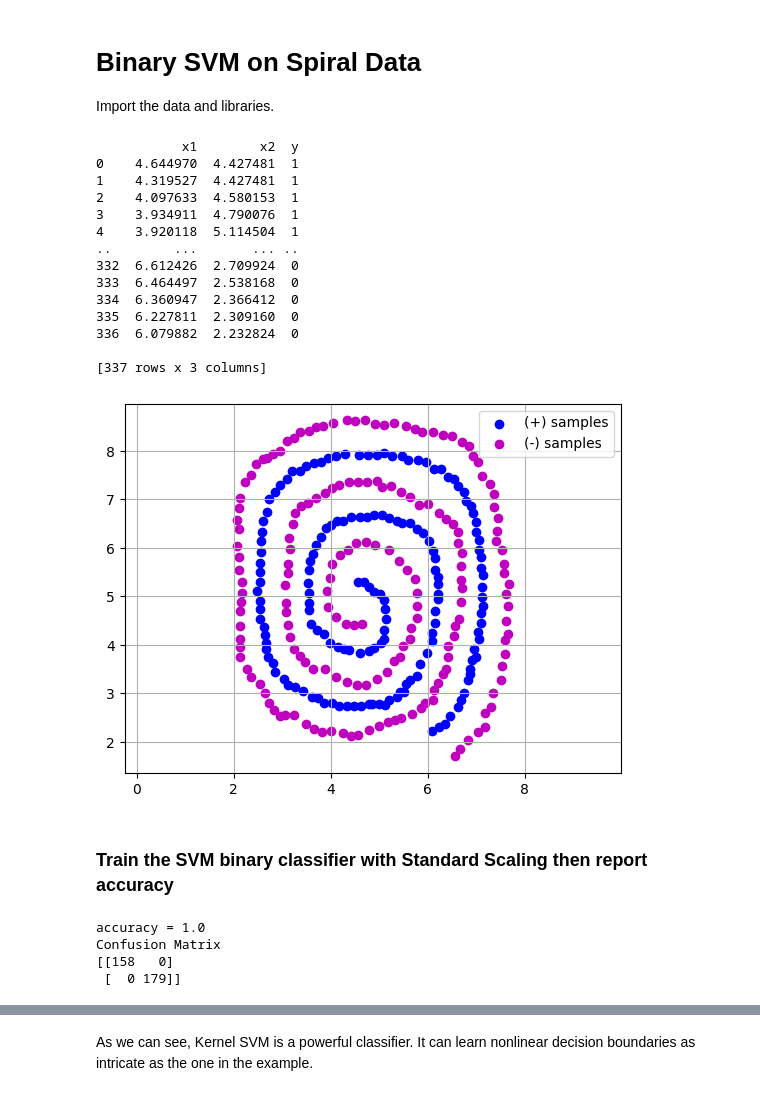
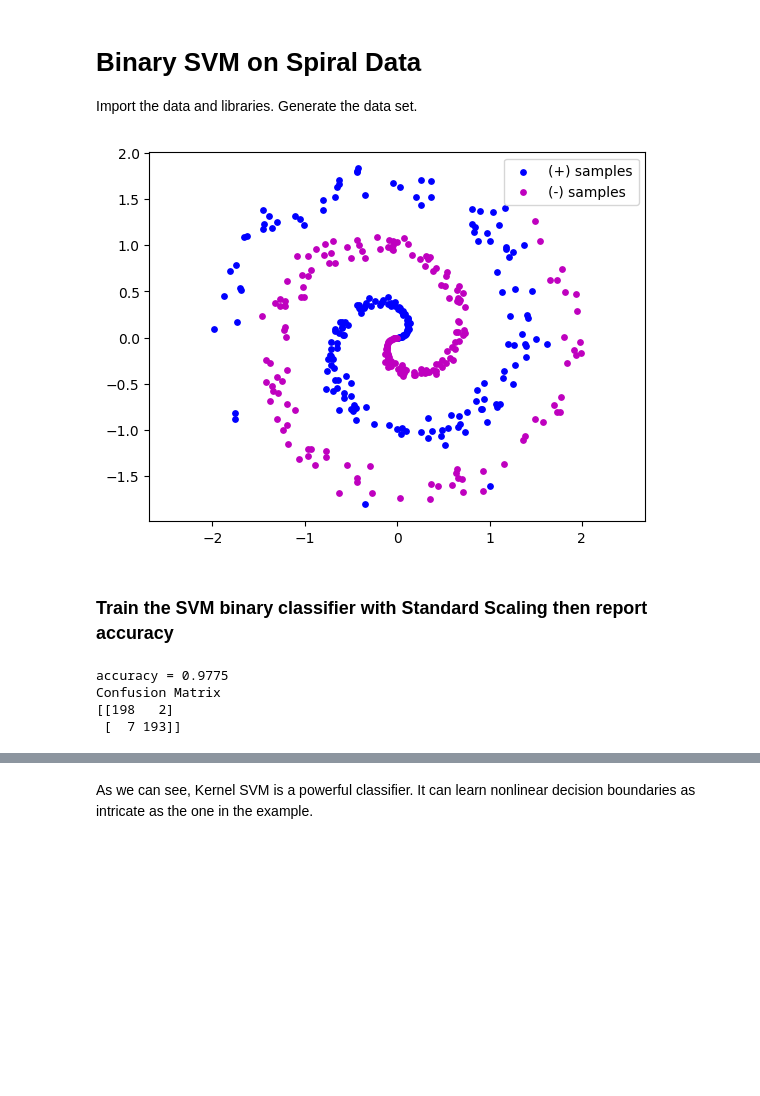
Before and after one commit to kspilario/AI221, a Jupyter notebook: Kernel_Methods/spiral_svm.ipynb, the cells around one changed output, grey strips where cells are left out. Drawn from its saved outputs; the diff is of its cells as text; code cells hidden in the pictures; blank space fills up the shorter version.

```diff
--- a/Kernel_Methods/spiral_svm.ipynb
+++ b/Kernel_Methods/spiral_svm.ipynb
@@ -1,56 +1,48 @@
 # %% [markdown]
 # Binary SVM on Spiral Data
-Import the data and libraries.
+Import the data and libraries. Generate the data set.
 # %%
-import pandas as pd
+from math import pi
 import numpy as np
 from sklearn.svm import SVC
 import matplotlib.pyplot as plt
 from sklearn.metrics import confusion_matrix
 from sklearn.preprocessing import StandardScaler
 from sklearn.pipeline import make_pipeline
 
-df = pd.read_csv('spiral.csv')
-print(df)
-data = df.to_numpy()
-X = data[:,:2]
-y = data[:,2]
+# Generate the spiral data set
+# Source: https://ngilshie.github.io/jekyll/update/2018/02/01/RKHS.html
+N = 200                            # 200 points per class
+X = np.zeros(shape=(N*2, 2))       # dummy dataset
+y = np.repeat([0, 1], repeats=N)   # true class labels
+radius0 = np.linspace(0, 2, N)     # radius and angle for blue spiral
+theta0 = np.linspace(0, 3*pi, N) + np.linspace(0, 0.7, N)*np.random.randn(N)
+radius1 = np.linspace(0, 2, N)     # radius and angle for pink spiral
+theta1 = np.linspace(pi, 4*pi, N) + np.linspace(0, 0.7, N)*np.random.randn(N)
+radius, theta = np.concatenate([radius0, radius1]), np.concatenate([theta0, theta1])
+X[:, 0] = radius * np.cos(theta)   # x1-coordinate
+X[:, 1] = radius * np.sin(theta)   # x2-coordinate
 
-plt.scatter(X[np.where(y == 0),0],X[np.where(y == 0),1],color='b') # Plot positive samples
-plt.scatter(X[np.where(y == 1),0],X[np.where(y == 1),1],color='m') # Plot negative samples
+plt.scatter(X[y == 0,0],X[y == 0,1],color='b',s=15) # Plot positive samples
+plt.scatter(X[y == 1,0],X[y == 1,1],color='m',s=15) # Plot negative samples
 plt.legend(('(+) samples','(-) samples'))
 plt.axis('equal')
-plt.grid()
 plt.show()
 # %% [output]
-           x1        x2  y
-0    4.644970  4.427481  1
-1    4.319527  4.427481  1
-2    4.097633  4.580153  1
-3    3.934911  4.790076  1
-4    3.920118  5.114504  1
-..        ...       ... ..
-332  6.612426  2.709924  0
-333  6.464497  2.538168  0
-334  6.360947  2.366412  0
-335  6.227811  2.309160  0
-336  6.079882  2.232824  0
-
-[337 rows x 3 columns]
-[figure, old version]
+[figure, new version]
 # %% [markdown]
 ### Train the SVM binary classifier with Standard Scaling then report accuracy
 # %%
 model = make_pipeline(StandardScaler(),
-                      SVC(C=1000,kernel='rbf',gamma=5)).fit(X,y)
+                      SVC(C=5,kernel='rbf',gamma=1)).fit(X,y)
 print(f"accuracy = {model.score(X, y)}")
 print('Confusion Matrix')
 print(confusion_matrix(y, model.predict(X)))
 # %% [output]
-accuracy = 1.0
+accuracy = 0.9775
 Confusion Matrix
-[[158   0]
- [  0 179]]
+[[198   2]
+ [  7 193]]
 # %%
 def visualizeRegion(axlim,model):
     nx, ny = (100,100)
```
Also changed, not shown: parts of 3 cells of this notebook.
